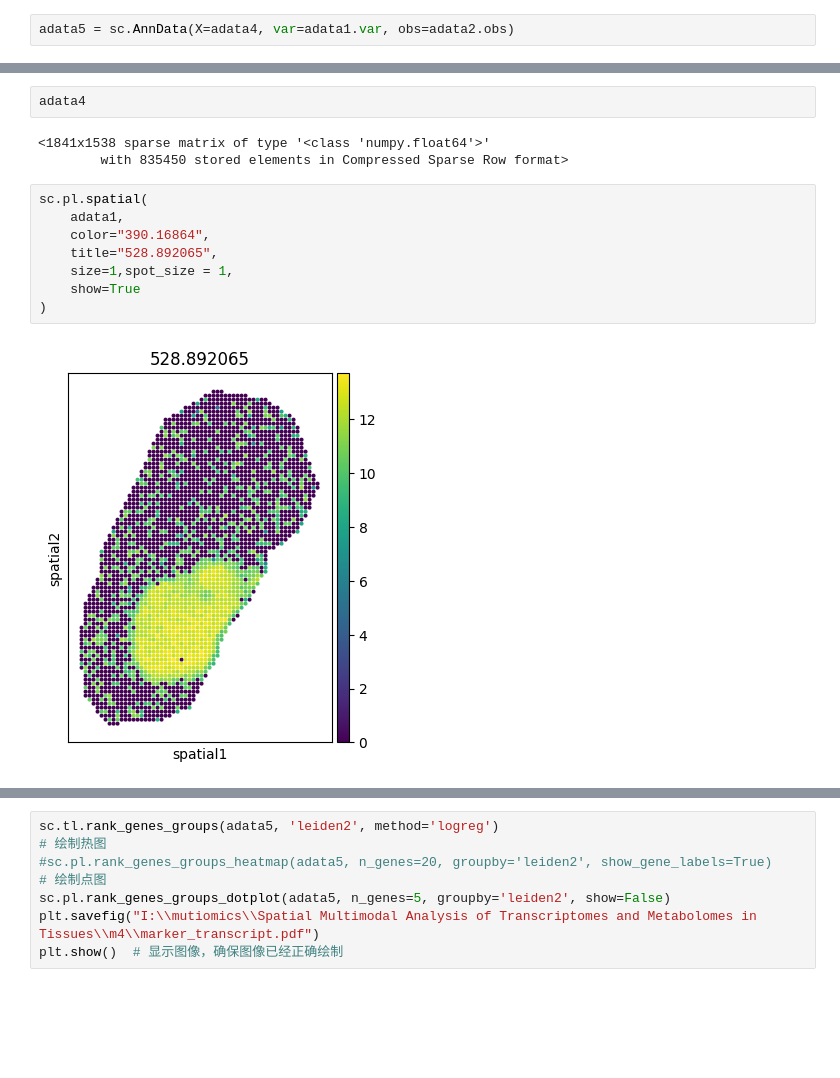
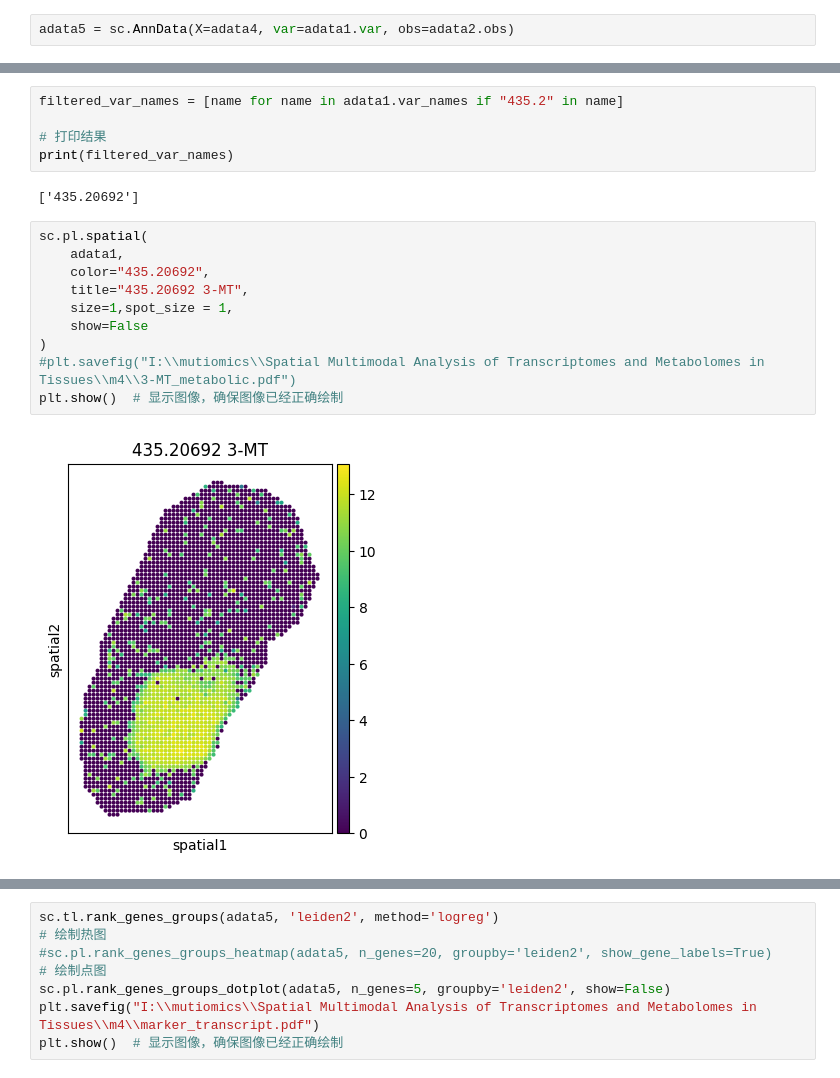
Before and after one commit to LittleLittleCloud/haCCA, a Jupyter notebook: m4_FPM_VisiumArray_m4_visium_FPM_merge.ipynb, the cells around one changed output, grey strips where cells are left out. Saved outputs shown, nothing was run; the diff lists cells and outputs as text; blank space fills up the shorter version.

```diff
--- a/m4_FPM_VisiumArray_m4_visium_FPM_merge.ipynb
+++ b/m4_FPM_VisiumArray_m4_visium_FPM_merge.ipynb
@@ -239,18 +261,22 @@ sc.pl.rank_genes_groups(adata5, n_genes=5, sharey=False)
 # %%
-adata4
+filtered_var_names = [name for name in adata1.var_names if "435.2" in name]
+
+# 打印结果
+print(filtered_var_names)
 # %% [output]
-<1841x1538 sparse matrix of type '<class 'numpy.float64'>'
-        with 835450 stored elements in Compressed Sparse Row format>
+['435.20692']
 # %%
 sc.pl.spatial(
     adata1,
-    color="390.16864",
-    title="528.892065",
+    color="435.20692",
+    title="435.20692 3-MT",
     size=1,spot_size = 1,
-    show=True
+    show=False
 )
+#plt.savefig("I:\\mutiomics\\Spatial Multimodal Analysis of Transcriptomes and Metabolomes in Tissues\\m4\\3-MT_metabolic.pdf")
+plt.show()  # 显示图像，确保图像已经正确绘制
 # %% [output]
-[figure, old version]
+[figure, new version]
 # %%
 sc.pl.spatial(
     adata,
```
Also changed, not shown: parts of 10 cells of this notebook, 8 other files.
